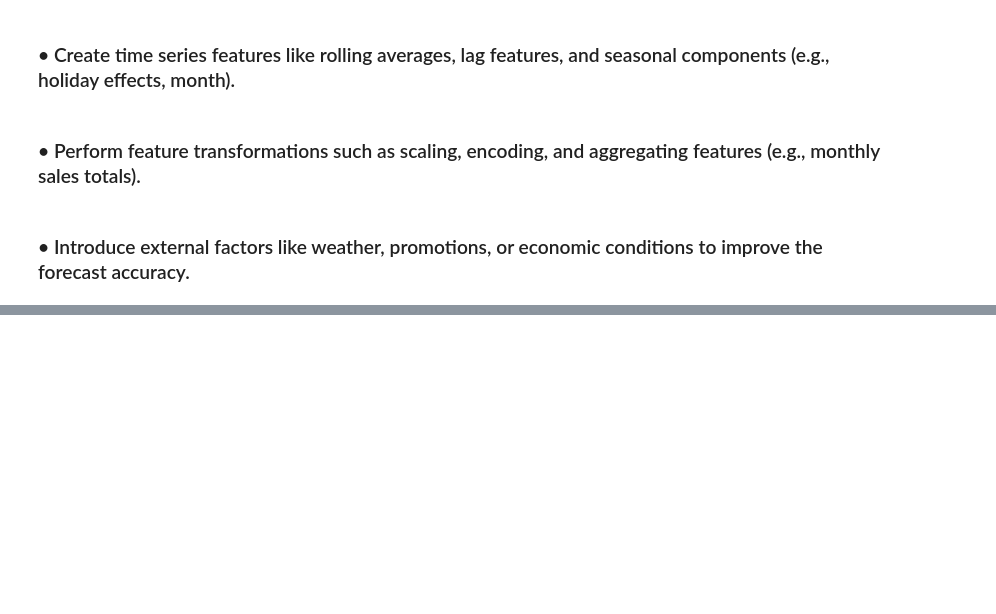
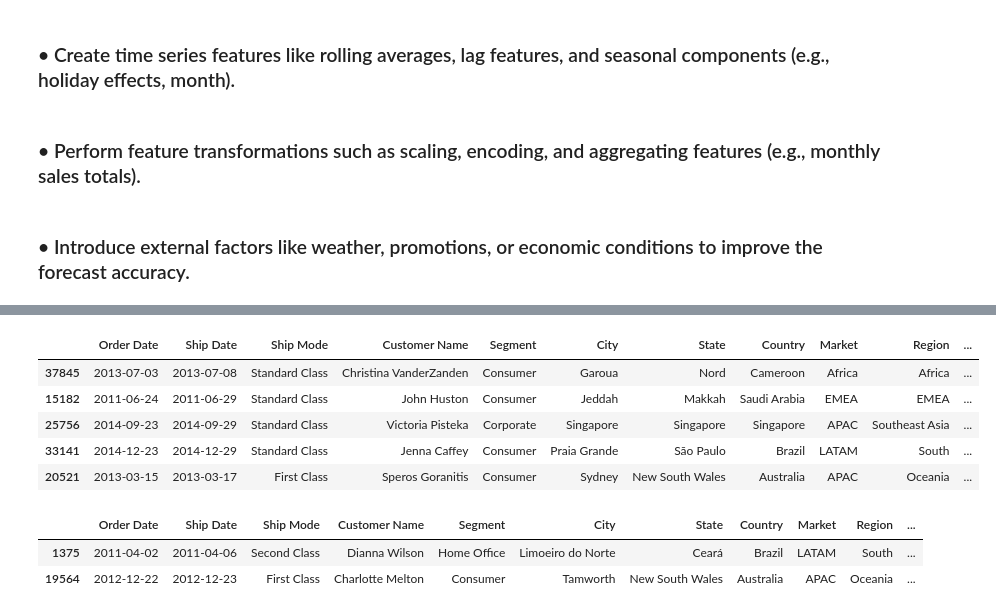
Before and after one commit to MohamedElbadawy1/Sales-and-Demand-Forecasting, a Jupyter notebook: Milestone 2/2nd_Milestone.ipynb, the cells around one changed output, grey strips where cells are left out. Drawn from its saved outputs; the diff is of its cells as text; code cells hidden in the pictures; blank space fills up the shorter version.

```diff
--- a/Milestone 2/2nd_Milestone.ipynb
+++ b/Milestone 2/2nd_Milestone.ipynb
@@ -98,0 +138,10 @@ Critical Values:
+# %%
+pd.set_option('display.max_columns', None)
+sales.sample(5)
+# %% [output]
+|  | Order Date | Ship Date | Ship Mode | Customer Name | Segment | City | State | Country | Market | Region | ... |
+| 37845 | 2013-07-03 | 2013-07-08 | Standard Class | Christina VanderZanden | Consumer | Garoua | Nord | Cameroon | Africa | Africa | ... |
+| 15182 | 2011-06-24 | 2011-06-29 | Standard Class | John Huston | Consumer | Jeddah | Makkah | Saudi Arabia | EMEA | EMEA | ... |
+| 25756 | 2014-09-23 | 2014-09-29 | Standard Class | Victoria Pisteka | Corporate | Singapore | Singapore | Singapore | APAC | Southeast Asia | ... |
+| 33141 | 2014-12-23 | 2014-12-29 | Standard Class | Jenna Caffey | Consumer | Praia Grande | São Paulo | Brazil | LATAM | South | ... |
+| 20521 | 2013-03-15 | 2013-03-17 | First Class | Speros Goranitis | Consumer | Sydney | New South Wales | Australia | APAC | Oceania | ... |
@@ -98,0 +170,7 @@ Critical Values:
+# %%
+pd.set_option('display.max_columns',None)
+sales.sample(2)
+# %% [output]
+|  | Order Date | Ship Date | Ship Mode | Customer Name | Segment | City | State | Country | Market | Region | ... |
+| 1375 | 2011-04-02 | 2011-04-06 | Second Class | Dianna Wilson | Home Office | Limoeiro do Norte | Ceará | Brazil | LATAM | South | ... |
+| 19564 | 2012-12-22 | 2012-12-23 | First Class | Charlotte Melton | Consumer | Tamworth | New South Wales | Australia | APAC | Oceania | ... |
```
Also changed, not shown: parts of 6 cells of this notebook.
